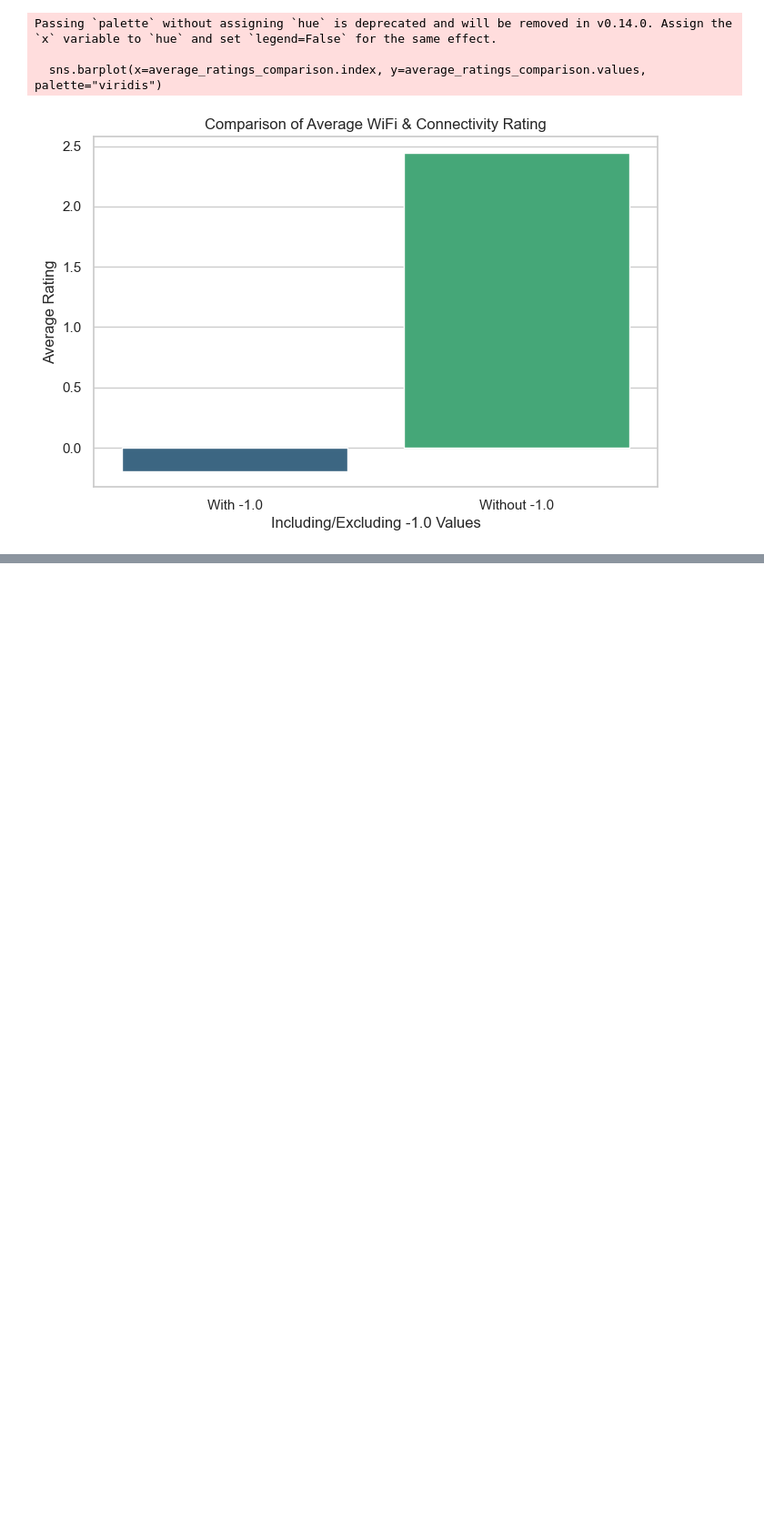
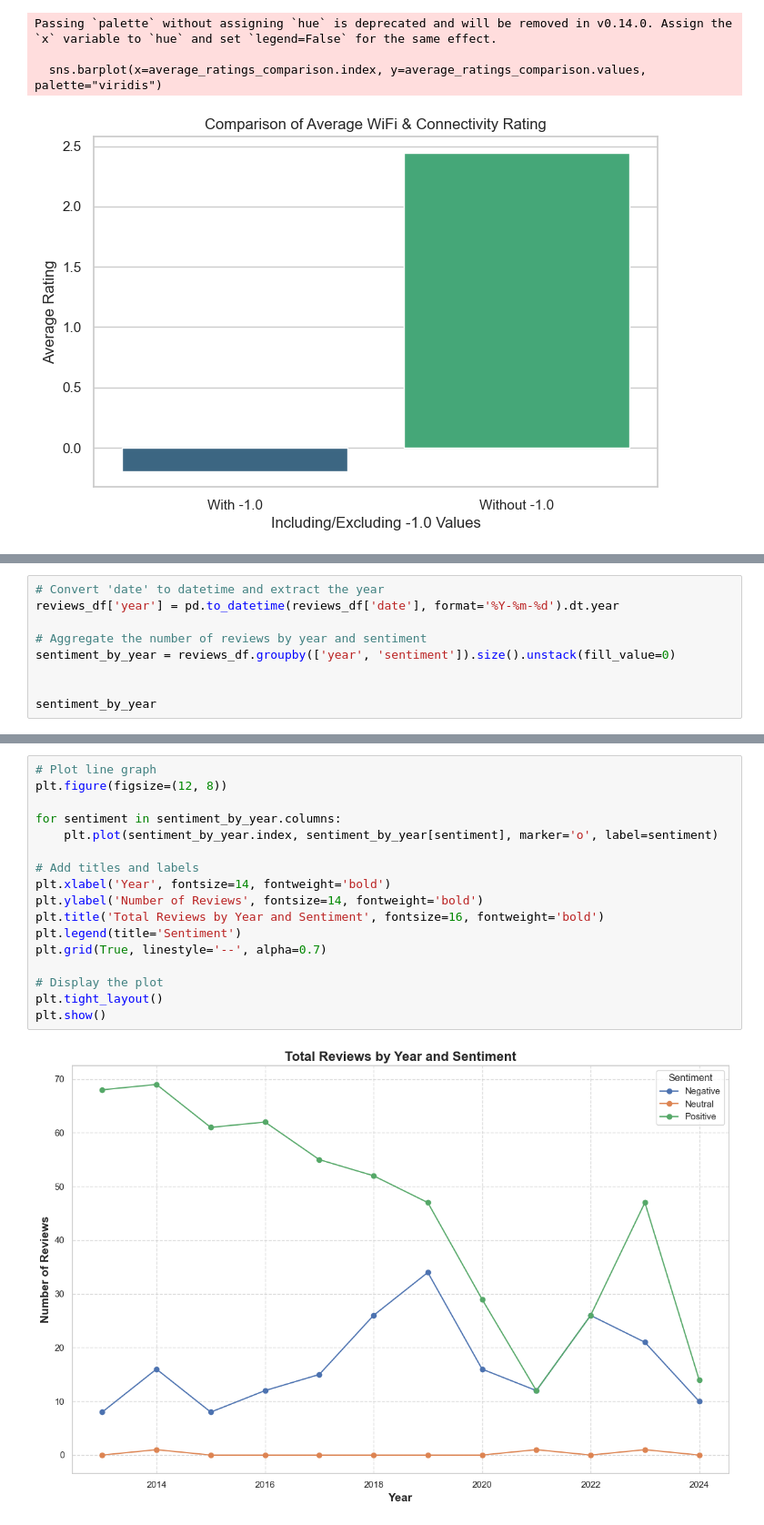
Before and after one commit to ainna-sabado/air-new-zealand-customer-feedback-analysis, a Jupyter notebook: customer-feedback-analysis.ipynb, the cells around one changed output, grey strips where cells are left out. Shown at 91% size. Cells and saved outputs as stored; diff of their text form; blank space fills up the shorter version.

```diff
--- a/customer-feedback-analysis.ipynb
+++ b/customer-feedback-analysis.ipynb
@@ -171,0 +265,9 @@ Passing `palette` without assigning `hue` is deprecated and will be removed in v
+# %%
+# Convert 'date' to datetime and extract the year
+reviews_df['year'] = pd.to_datetime(reviews_df['date'], format='%Y-%m-%d').dt.year
+
+# Aggregate the number of reviews by year and sentiment
+sentiment_by_year = reviews_df.groupby(['year', 'sentiment']).size().unstack(fill_value=0)
+
+
+sentiment_by_year
@@ -171,0 +289,19 @@ Passing `palette` without assigning `hue` is deprecated and will be removed in v
+# %%
+# Plot line graph
+plt.figure(figsize=(12, 8))
+
+for sentiment in sentiment_by_year.columns:
+    plt.plot(sentiment_by_year.index, sentiment_by_year[sentiment], marker='o', label=sentiment)
+
+# Add titles and labels
+plt.xlabel('Year', fontsize=14, fontweight='bold')
+plt.ylabel('Number of Reviews', fontsize=14, fontweight='bold')
+plt.title('Total Reviews by Year and Sentiment', fontsize=16, fontweight='bold')
+plt.legend(title='Sentiment')
+plt.grid(True, linestyle='--', alpha=0.7)
+
+# Display the plot
+plt.tight_layout()
+plt.show()
+# %% [output]
+[figure, added]
```
Also changed, not shown: parts of 13 cells of this notebook, 1 other file.
